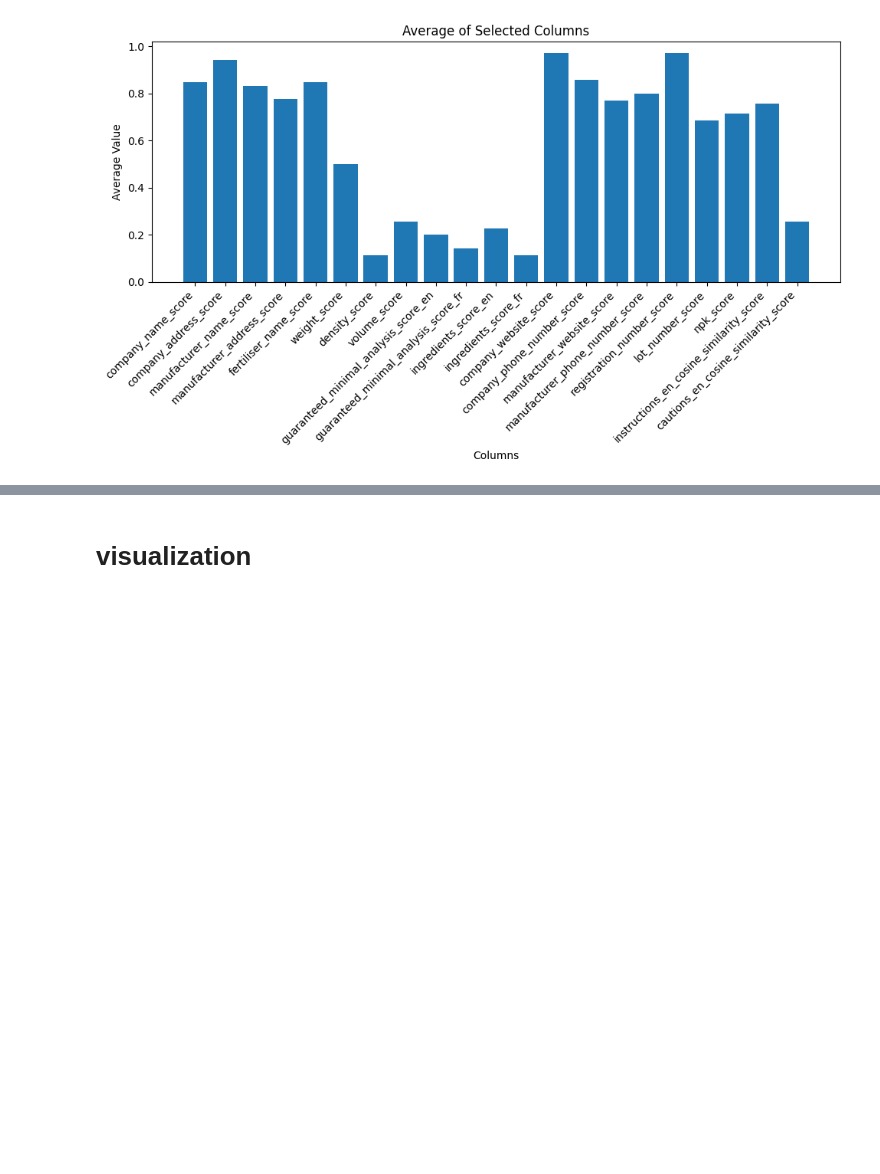
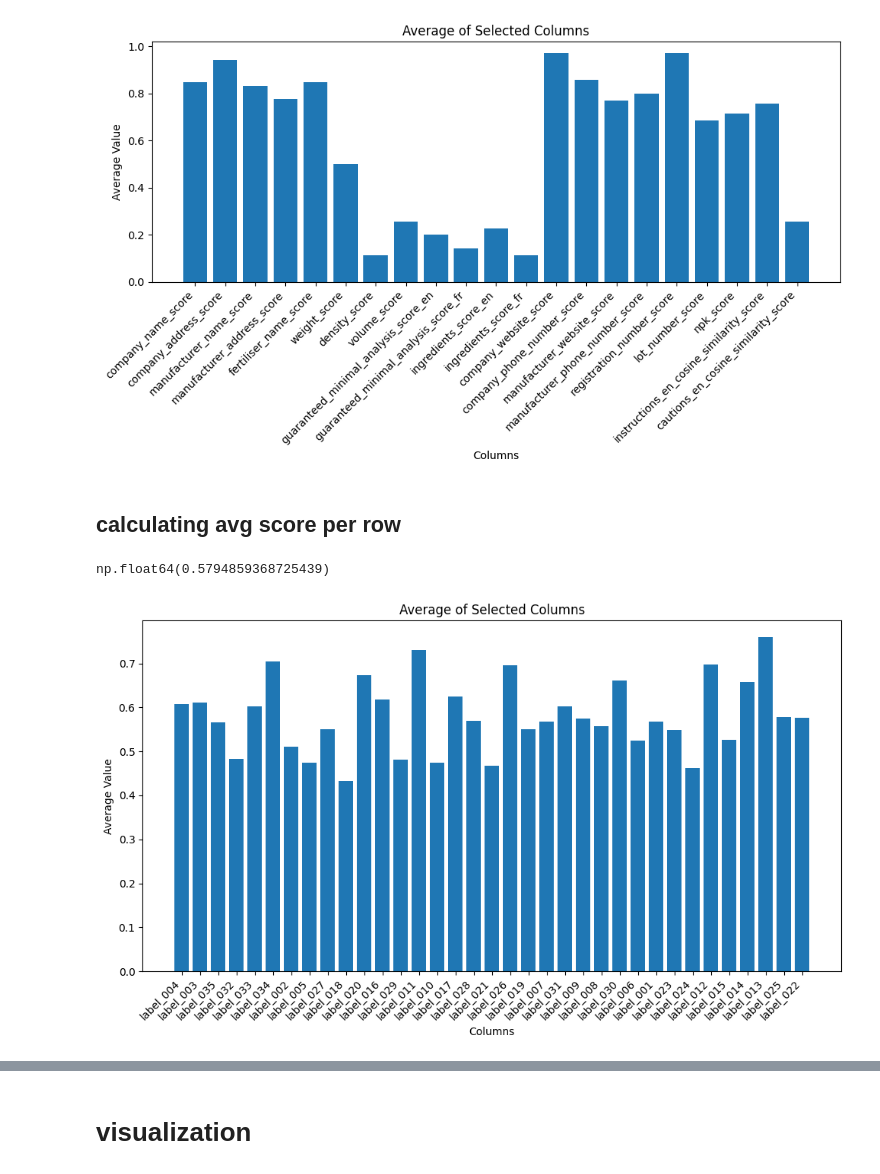
Before and after one commit to ai-cfia/fertiscan-pipeline, a Jupyter notebook: notebooks/metric.ipynb, the cells around one changed output, grey strips where cells are left out. Saved outputs shown, nothing was run; the diff lists cells and outputs as text; code cells hidden in the pictures; blank space fills up the shorter version.

```diff
--- a/notebooks/metric.ipynb
+++ b/notebooks/metric.ipynb
@@ -1904,3 +1934,39 @@ plt.tight_layout()
 plt.show()
 # %% [output]
 [figure]
+# %% [markdown]
+## calculating avg score per row
+# %%
+def calc_average_score_per_row(row, score_columns):
+    score = 0
+    count = 0
+    for column in score_columns:
+        if pd.isna(row[column]):
+            continue
+        score += row[column]
+        count += 1
+    return score / count if count > 0 else 0
+
+dataset['average_score'] = dataset.apply(lambda row: calc_average_score_per_row(row, score_columns), axis=1)
+# %%
+dataset['average_score'].mean()
+# %% [output]
+np.float64(0.5794859368725439)
+# %%
+# avg_score = dataset['average_score'].mean()
+
+# Plot the averages as a bar plot
+plt.figure(figsize=(10, 6))
+
+plt.bar(dataset['instance_path'], dataset['average_score'])
+
+plt.xticks(rotation=45, ha='right')
+
+plt.xlabel('Columns')
+plt.ylabel('Average Value')
+plt.title('Average of Selected Columns')
+plt.tight_layout()
+
+plt.show()
+# %% [output]
+[figure, added]
```
Also changed, not shown: parts of 3 cells of this notebook.
